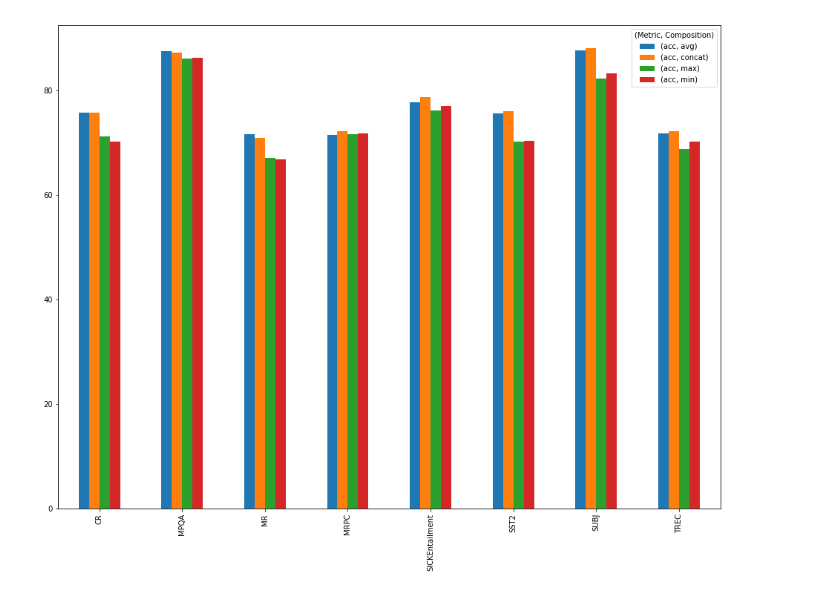
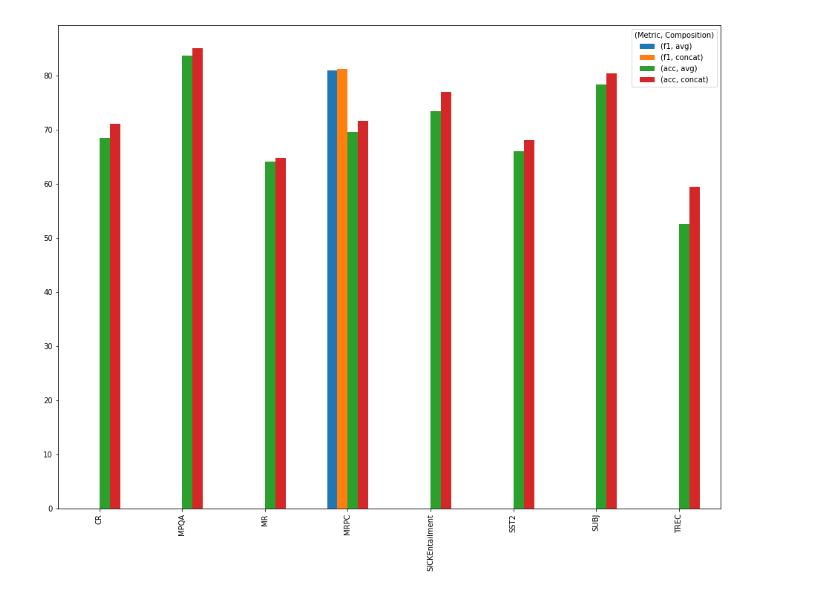
Before and after one commit to samarthbhargav/unsupervised-language-learning, a Jupyter notebook: practical-3/viz.ipynb, the cells around one changed output. Saved outputs shown, nothing was run; the diff lists cells and outputs as text; code cells hidden in the pictures.

```diff
--- a/practical-3/viz.ipynb
+++ b/practical-3/viz.ipynb
@@ -25,5 +48,5 @@ for method in results:
 # %%
-def splitting(model_dict):
+def splitting(model_dict, base):
     STS = {}
     ClassificationTask = {}
     STS_updated_dict = {}
@@ -40,22 +63,31 @@ def splitting(model_dict):
     for key, subtasks in STS.items():
         for sets, scores in subtasks.items():
             if sets == 'pearson':
-                STS_updated_dict[key] = {'pearson': scores * 100}
+                print('p')
+                STS_updated_dict[key] = {'pearson': scores }
+            elif sets == 'spearman':
+                print('s')
+                STS_updated_dict[key] = {'spearman': scores}
             try:
                 if isinstance(scores['pearson'], dict):
-                    STS_updated_dict[key] = {'pearson': scores['pearson']['mean'] * 100}
+                    STS_updated_dict[key] = {'pearson': round(scores['pearson']['mean'], 3), 'spearman': round(scores['spearman']['mean'], 3)}
             except:
                 continue
 
 
     # dataframes
     ClassificationTask_df = pd.DataFrame.from_dict(ClassificationTask, orient = 'index')
-    ClassificationTask_df = ClassificationTask_df.drop(columns = ['ndev', 'ntest', 'devacc', 'f1'])
+    ClassificationTask_df = ClassificationTask_df.drop(columns = ['ndev', 'ntest', 'devacc'])
+
+    #dropping min and max
+    ClassificationTask_df.drop(ClassificationTask_df.loc['max':'min'].index , inplace = True)
+#     ClassificationTask_df.rename({'concat': str(base)+'-concat', 'avg': str(base)+'-avg'}, axis = 'index')
 
     STS_updated_df = pd.DataFrame.from_dict(STS_updated_dict, orient = 'index')
+    STS_updated_df.drop(STS_updated_df.loc['max':'min'].index , inplace = True)
 
     return STS_updated_df, ClassificationTask_df
 # %%
-STS_sgm, ClassificationTask_sgm = splitting(sgm)
-STS_eam, ClassificationTask_eam = splitting(eam)
+STS_sgm, ClassificationTask_sgm = splitting(sgm, base = "SGM")
+STS_eam, ClassificationTask_eam = splitting(eam, base = "EAM")
 # %%
@@ -101,5 +138,6 @@ plt.rcParams['figure.figsize'] = [16, 12]
 # %%
-ClassificationTask_sgm.unstack(level=0).plot(kind='bar', subplots=False).legend(title = "(Metric, Composition)")
+ClassificationTask_eam.unstack(level=0).plot(kind='bar', subplots=False).legend(title = "(Metric, Composition)")
+# plt.savefig("ClassificationTask_eam.eps", dpi = 300)
 plt.show()
 # %% [output]
-[figure, old version]
+[figure, new version]
```
Also changed, not shown: parts of 11 cells of this notebook.
